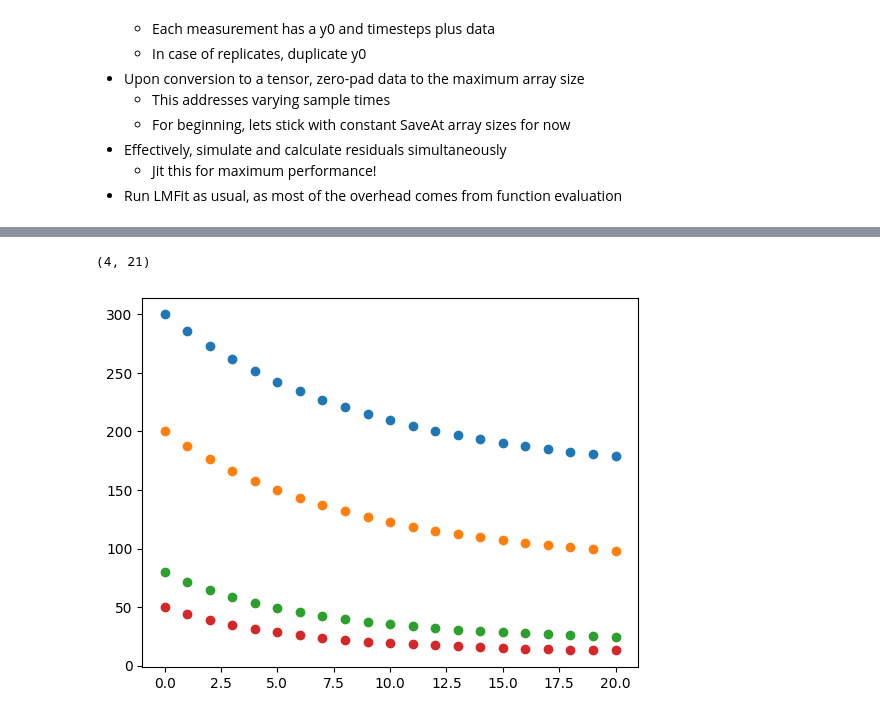
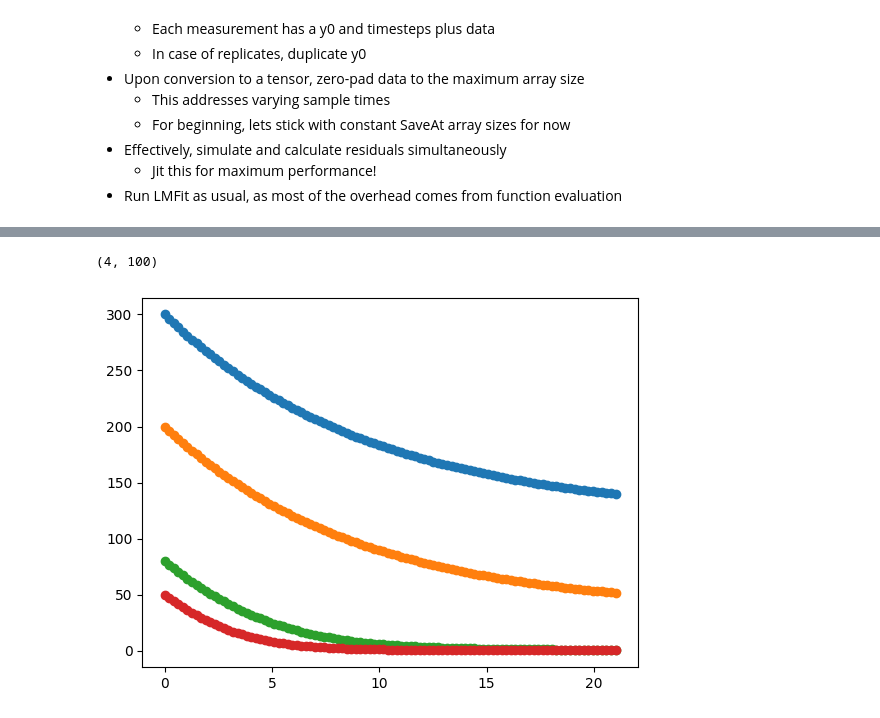
Before and after one commit to JR-1991/Catalax, a Jupyter notebook: TestOptimization.ipynb, the cells around one changed output, grey strips where cells are left out. Saved outputs shown, nothing was run; the diff lists cells and outputs as text; code cells hidden in the pictures.

Commit message:
tested ParameterEstimator

```diff
--- a/TestOptimization.ipynb
+++ b/TestOptimization.ipynb
@@ -44,8 +45,10 @@ model.add_ode("p0", "- k * p0")
 
 # Add parameter values
 model.parameters.kcat.value = 20
+model.parameters.kcat.lower_bound = 1
 model.parameters.k.value = 0
 model.parameters.K_m.value = 200
+model.parameters.K_m.lower_bound = 1
 
 model
 # %% [output]
@@ -60,35 +68,35 @@ $\displaystyle \frac{d}{d t} p_{0} = - k p_{0}$
 # Data is sampled at different time points
 # and also not at zero to reflect realistic
 # scenarios
-time = jnp.tile(jnp.arange(21), 4).reshape(4, 21)
+time = jnp.tile(jnp.linspace(0, 21, 100), 4).reshape(4, 100)
 
 # Set initial conditions above and below the
 # true Km value for the sake of the example
 initial_conditions = [
     {"s1": 300.0, "p0": 1},
     {"s1": 200.0, "p0": 1},
     {"s1": 80.0, "p0": 1},
     {"s1": 50.0, "p0": 1},
 ]
 
 # K_m, k, kcat
-params = jnp.array([100, 0.1, 20])
+params = jnp.array([20, 0.1, 20])
 
 time, data = model.simulate(
     initial_conditions=initial_conditions,
     dt0=0.1,
     saveat=time,
     parameters=params,
     in_axes=(0, None, 0),
 )
 
 substrate_measurements = data[:, :, 1]
 
 
 for t, d in zip(time, substrate_measurements):
     plt.scatter(t, d)
 
 substrate_measurements.shape
 # %% [output]
-(4, 21)
+(4, 100)
-[figure, old version]
+[figure, new version]
```
Also changed, not shown: parts of 15 cells of this notebook, 1 other file.
